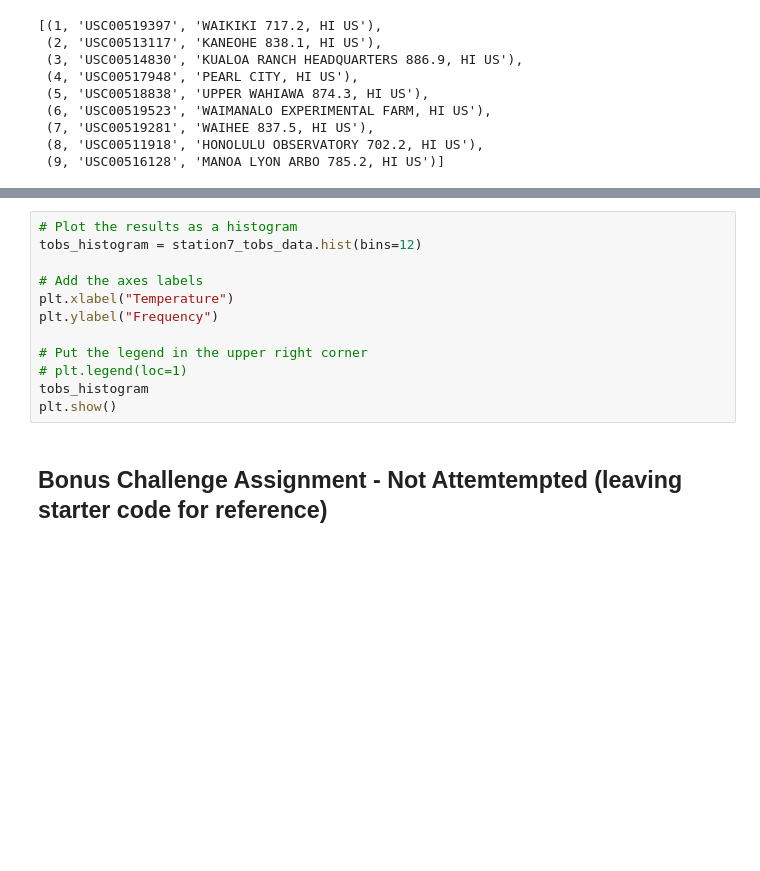
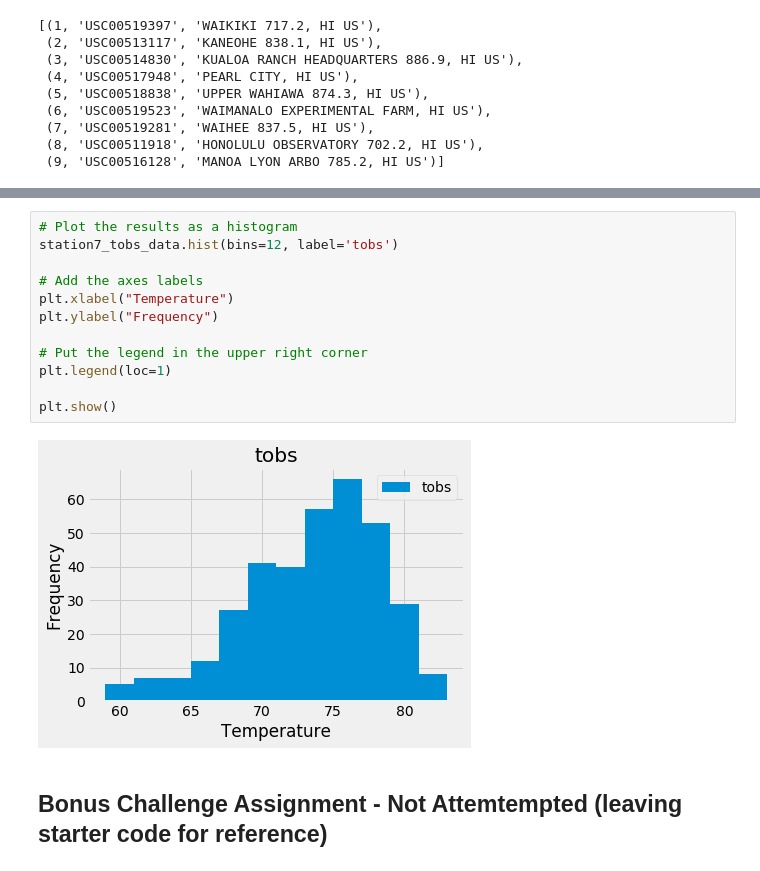
Before and after one commit to Michelin96/sqlalchemy-challenge, a Jupyter notebook: climate.ipynb, the cells around one changed output, grey strips where cells are left out. Drawn from its saved outputs; the diff is of its cells as text; blank space fills up the shorter version.

Commit message:
Added legend to histogram

```diff
--- a/climate.ipynb
+++ b/climate.ipynb
@@ -218,15 +235,17 @@ station7_tobs_data
 # %%
 # Plot the results as a histogram
-tobs_histogram = station7_tobs_data.hist(bins=12)
+station7_tobs_data.hist(bins=12, label='tobs')
 
 # Add the axes labels
 plt.xlabel("Temperature")
 plt.ylabel("Frequency")
 
 # Put the legend in the upper right corner
-# plt.legend(loc=1)
-tobs_histogram
+plt.legend(loc=1)
+
 plt.show()
+# %% [output]
+[figure, added]
 # %% [markdown]
 ## Bonus Challenge Assignment - Not Attemtempted (leaving starter code for reference)
 # %%
```
Also changed, not shown: parts of 5 cells of this notebook.
